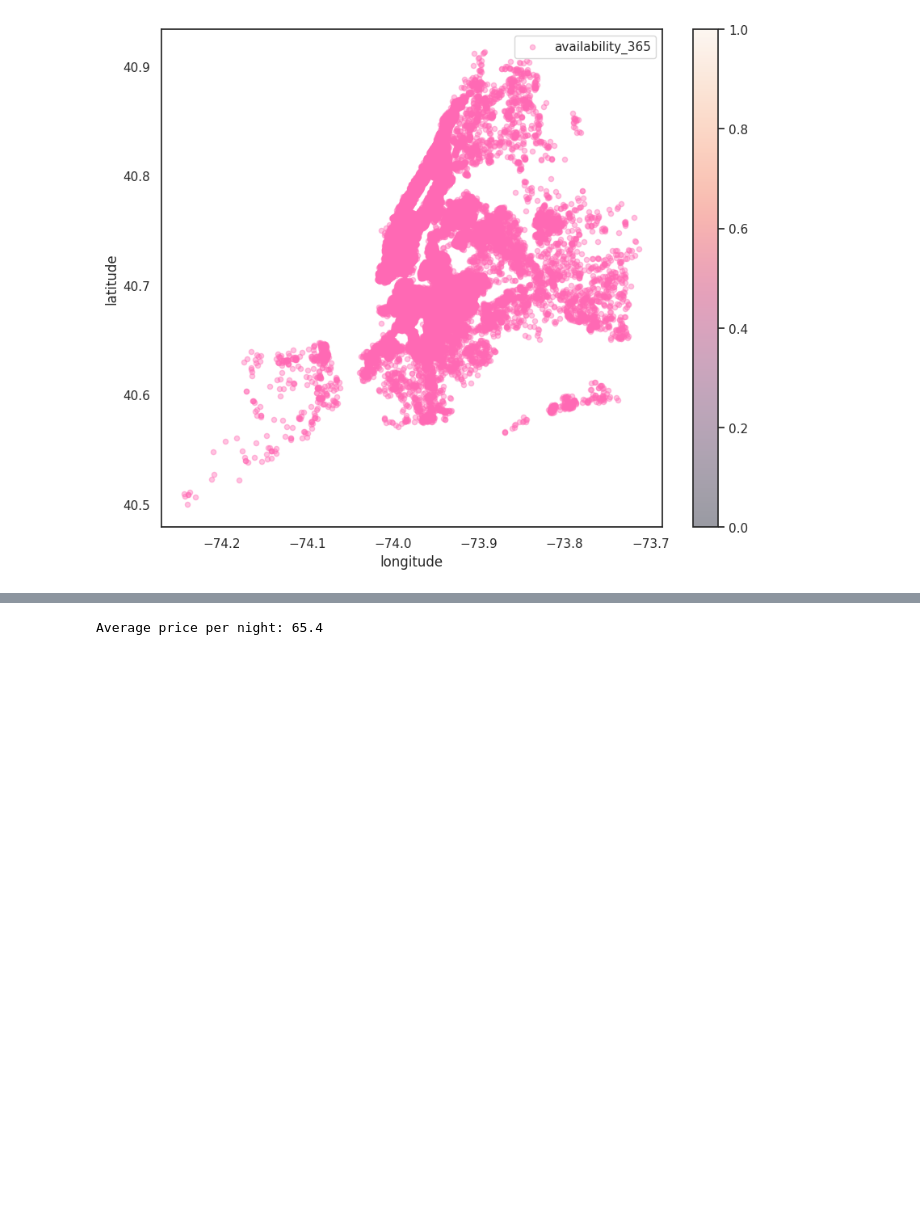
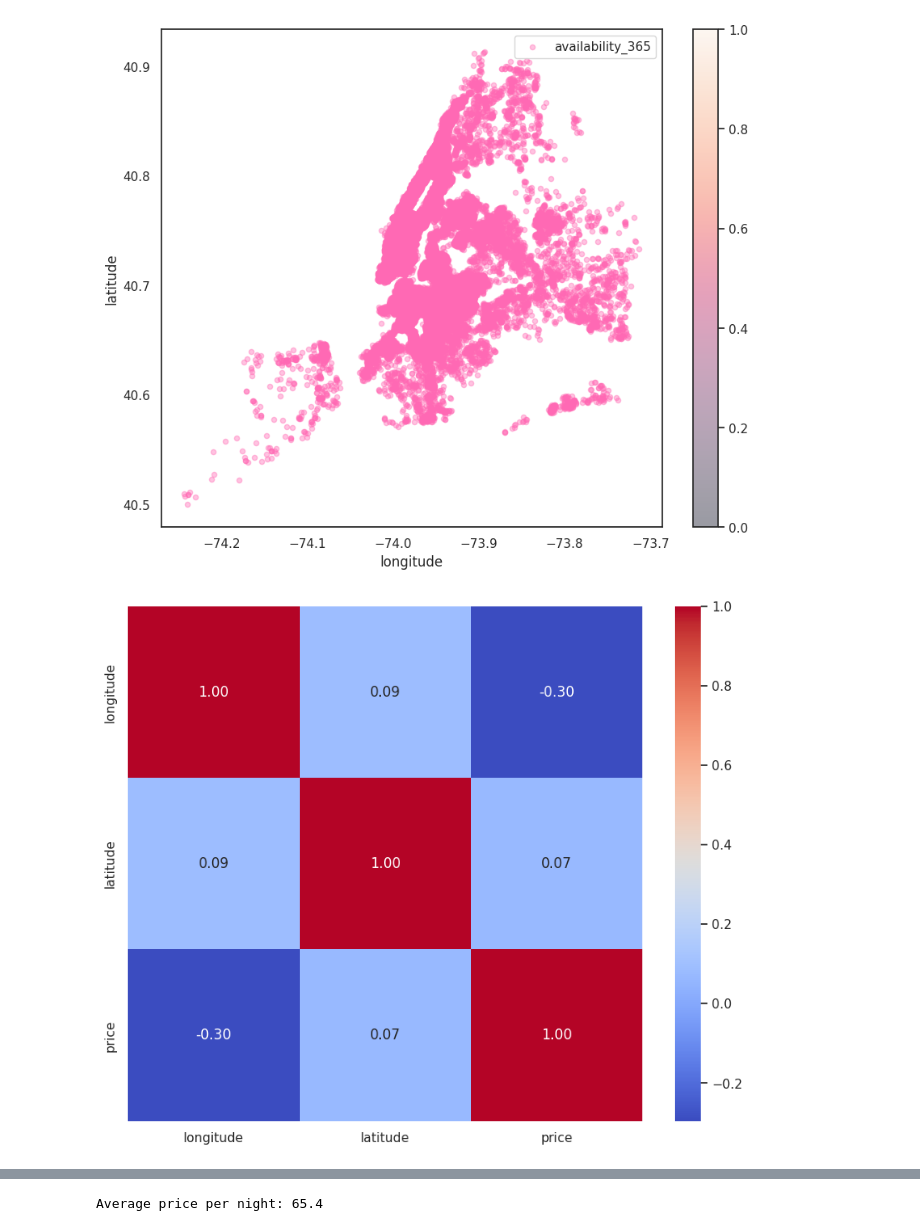
Before and after one commit to Christina-26/Marvel-Level--2-Task, a Jupyter notebook: EDA.ipynb, the cells around one changed output, grey strips where cells are left out. Saved outputs shown, nothing was run; the diff lists cells and outputs as text; code cells hidden in the pictures; blank space fills up the shorter version.

```diff
--- a/EDA.ipynb
+++ b/EDA.ipynb
@@ -221,6 +208,31 @@ viz_4.legend()
 plt.show()
 # %% [output]
 [figure]
+# %%
+import matplotlib.pyplot as plt
+import seaborn as sns
+from PIL import Image
+import io
+
+# Assuming you have the image file uploaded to Colab
+image_path = '/content/New_York_City_.png'
+
+# Load the NYC image
+image = Image.open(image_path)
+
+# Set the figure size
+plt.figure(figsize=(10, 8))
+
+# Plot the NYC image
+plt.imshow(image, zorder=0, extent=[-74.258, -73.7, 40.49, 40.92])
+
+# Create a heatmap using seaborn
+sns.heatmap(data=sub_6[['longitude', 'latitude', 'price']].corr(), annot=True, fmt=".2f", cmap="coolwarm")
+
+# Display the plot
+plt.show()
+# %% [output]
+[figure, added]
 # %%
 #last column we need to look at is 'number_of_reviews'
 
```
Also changed, not shown: parts of 1 cell of this notebook.
